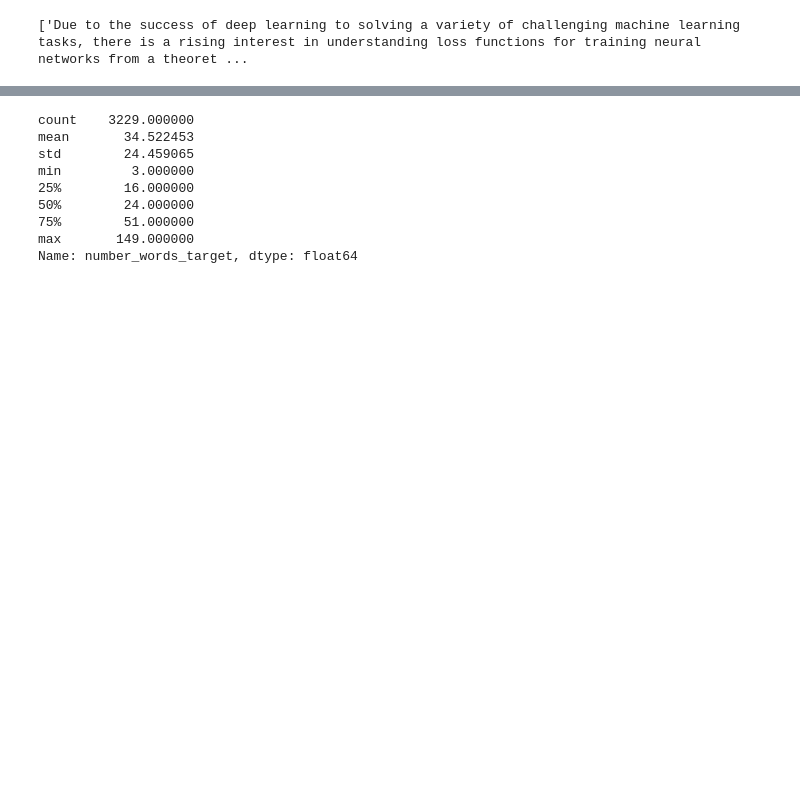
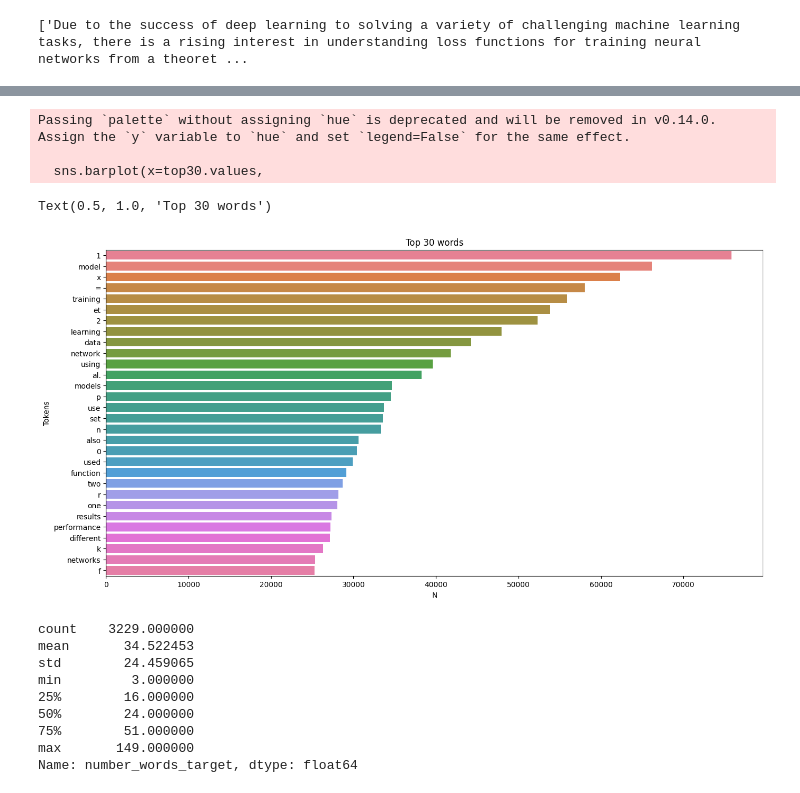
Before and after one commit to iguerrasevillano/Automated_Summaries_Generation_Scientific_Papers, a Jupyter notebook: Extractive_summaries.ipynb, the cells around one changed output, grey strips where cells are left out. Drawn from its saved outputs; the diff is of its cells as text; code cells hidden in the pictures; blank space fills up the shorter version.

```diff
--- a/Extractive_summaries.ipynb
+++ b/Extractive_summaries.ipynb
@@ -206,0 +261,4 @@ print(data['source'][0])
+# %%
+data_eda['compression_ratio'] = 100 * data_eda['number_words_target'] / data_eda['number_words_source']
+data_eda['number_sent_source'] = data['source'].apply(lambda x : len(x))
+data_eda['number_words_per_sent'] = data_eda['number_words_source'] / data_eda['number_sent_source']
@@ -206,0 +280,10 @@ print(data['source'][0])
+# %%
+nltk.download('stopwords')
+nltk.download('punkt')
+stop_words = stopwords.words('english')
+
+words = []
+counter = []
+
+corpus  =  ' '.join(list(data_eda['source']))
+corpus_list = word_tokenize(corpus)
@@ -206,0 +295,8 @@ print(data['source'][0])
+# %%
+puntuaction_marks = [',', '.', ':', '?', '!', ';', ')', '(']
+
+freq = FreqDist(word.lower() for word in corpus_list
+                if word.lower() not in stop_words+puntuaction_marks)
+# %%
+most_common_words =  pd.Series(freq).sort_values(ascending=False)
+top30 =  most_common_words[:30]
@@ -207,3 +318,20 @@ print(data['source'][0])
+# %%
+palette = 'husl'
+
+plt.figure(figsize=(16, 8))
+sns.barplot(x=top30.values,
+            y=top30.index,
+            palette=palette)
+
+plt.xlabel('N')
+plt.ylabel('Tokens')
+plt.title('Top 30 words')
+# %% [output]
+Passing `palette` without assigning `hue` is deprecated and will be removed in v0.14.0. Assign the `y` variable to `hue` and set `legend=False` for the same effect.
+
+  sns.barplot(x=top30.values,
+Text(0.5, 1.0, 'Top 30 words')
+[figure, added]
 # %%
 # Drop columns
 no_need_columns = ['source_labels', 'rouge_scores']
```
Also changed, not shown: parts of 23 cells of this notebook.
